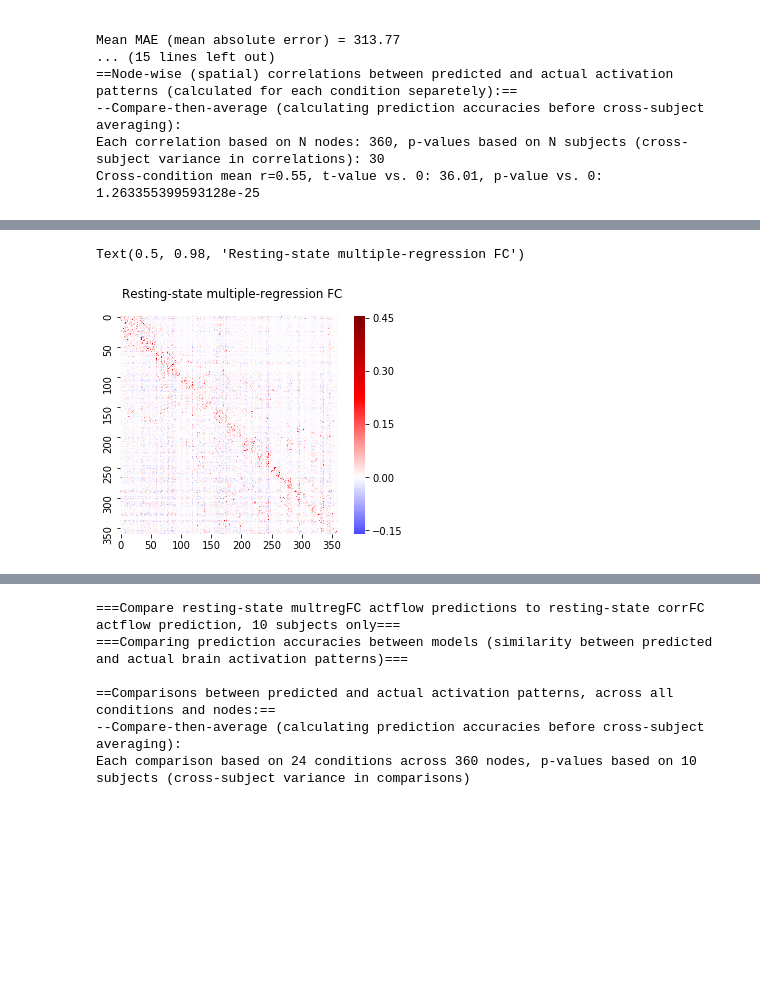
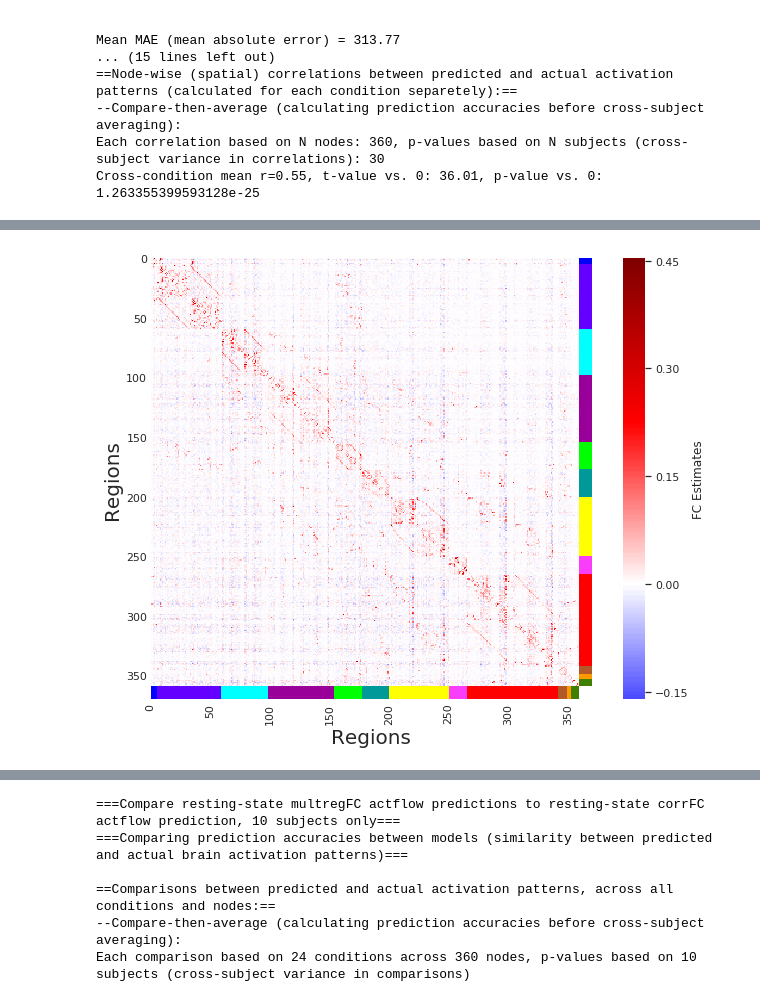
Before and after one commit to ColeLab/ActflowToolbox, a Jupyter notebook: examples/HCP_example.ipynb, the cells around one changed output, grey strips where cells are left out. Cells and saved outputs as stored; diff of their text form; code cells hidden in the pictures; blank space fills up the shorter version.

```diff
--- a/examples/HCP_example.ipynb
+++ b/examples/HCP_example.ipynb
@@ -90,0 +99,4 @@ Text(0.5, 0.98, 'Resting-state correlation FC')
+# %%
+#Visualize FC matrix
+fcmat=np.mean(restFC_corr[netorder,:,:][:,netorder,:],axis=2)
+actflow.tools.addNetColors_Seaborn(fcmat)
@@ -129,9 +149,11 @@ Wall time: 7min 37s
 # %%
 #Visualize multreg FC matrix
-ax = sns.heatmap(np.mean(restFC_mreg[netorder,:,:][:,netorder,:],axis=2),square=True,center=0,cmap='seismic',cbar=True,xticklabels=50,yticklabels=50)
-ax.figure.suptitle('Resting-state multiple-regression FC')
+# ax = sns.heatmap(np.mean(restFC_mreg[netorder,:,:][:,netorder,:],axis=2),square=True,center=0,cmap='seismic',cbar=True,xticklabels=50,yticklabels=50)
+# ax.figure.suptitle('Resting-state multiple-regression FC')
+# ax.set(xlabel='Regions',ylabel='Regions')
+fcmat=np.mean(restFC_mreg[netorder,:,:][:,netorder,:],axis=2)
+actflow.tools.addNetColors_Seaborn(fcmat)
 # %% [output]
-Text(0.5, 0.98, 'Resting-state multiple-regression FC')
-[figure, old version]
+[figure, new version]
 # %%
 #Visualize predicted and actual activation patterns, with multiple-regression FC
```
Also changed, not shown: parts of 7 cells of this notebook, 5 other files.
